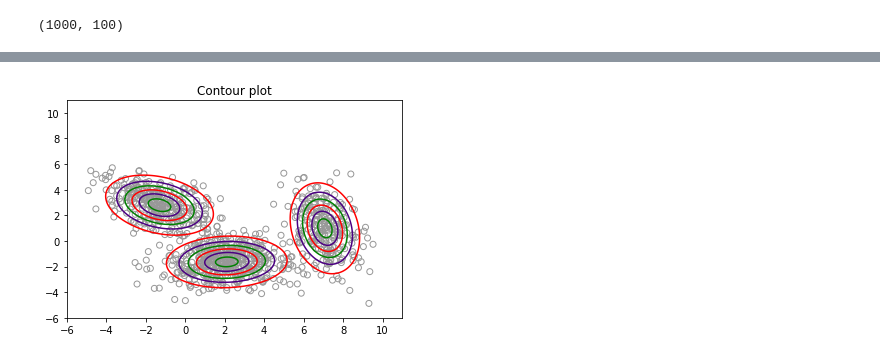
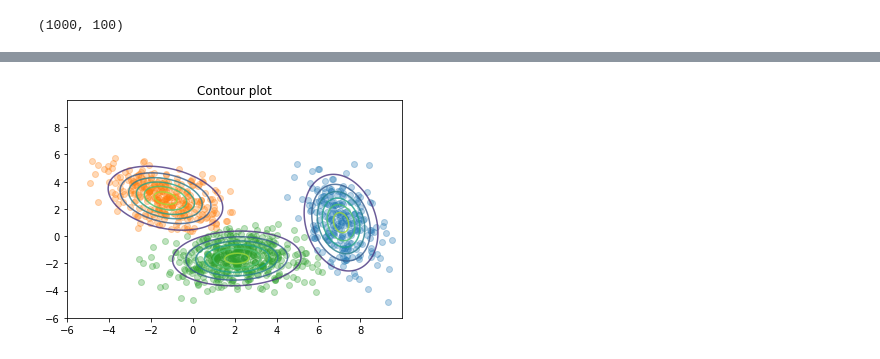
Before and after one commit to MzMahmud/Machine_Learning_Sessional_CSE_472, a Jupyter notebook: assignment_3/pca_em.ipynb, the cells around one changed output, grey strips where cells are left out. Drawn from its saved outputs; the diff is of its cells as text; code cells hidden in the pictures.

```diff
--- a/assignment_3/pca_em.ipynb
+++ b/assignment_3/pca_em.ipynb
@@ -155,7 +155,8 @@ def em_algorithm(X,n_cluster=3,max_iter=1000,eps=1e-4):
         relative_diff  = np.abs((likelihood_new - likelihood)/likelihood)
         if relative_diff < eps: break
         likelihood = likelihood_new
-    return (means, covs, w)
+    return (means, covs, w, p)
 # %%
 # get means, covs, w from EM Algorithm
-means, covs, w = em_algorithm(X_projected,3)
+n_cluster = 3
+means, covs, w, p = em_algorithm(X_projected,n_cluster)
@@ -183,0 +181,15 @@ array([0.24047137, 0.30291318, 0.45661545])
+# %%
+# seperate cluster and plot with various color
+clusters = [ [] for _ in range(n_cluster) ]
+
+for i,point in enumerate(X_projected):
+    cluster_index = np.argmax(p[i])
+    clusters[cluster_index].append(point)
+
+plt.title('PCA Plot After Clustering')
+plt.xlabel('PC1')
+plt.ylabel('PC2')
+for cluster in clusters:
+    cluster = np.array(cluster)
+    plt.scatter(cluster[:,0],cluster[:,1],alpha=.4)
+plt.show()
@@ -185,37 +199,39 @@ array([0.24047137, 0.30291318, 0.45661545])
 # this is not my code: copied from internet to plot contour
 def bivariate_normal(X, Y, sigmax=1.0, sigmay=1.0,
                      mux=0.0, muy=0.0, sigmaxy=0.0):
     """
     Bivariate Gaussian distribution for equal shape *X*, *Y*.
     See `bivariate normal
     <http://mathworld.wolfram.com/BivariateNormalDistribution.html>`_
     at mathworld.
     """
     Xmu = X-mux
     Ymu = Y-muy
 
     rho = sigmaxy/(sigmax*sigmay)
     z = Xmu**2/sigmax**2 + Ymu**2/sigmay**2 - 2*rho*Xmu*Ymu/(sigmax*sigmay)
     denom = 2*np.pi*sigmax*sigmay*np.sqrt(1-rho**2)
     return np.exp(-z/(2*(1-rho**2))) / denom
 
-def plot_contours(data, means, covs, title):
+def plot_contours(clusters, means, covs, title):
     plt.figure()
-    plt.scatter(data[:,0],data[:,1],facecolors='none',edgecolors='#989898')
+    for cluster in clusters:
+        cluster = np.array(cluster)
+        plt.scatter(cluster[:,0],cluster[:,1],alpha=.3)
     delta = 0.025
     k = len(means)
-    x = np.arange(-6.0, 11.0, delta)
-    y = np.arange(-6.0, 11.0, delta)
+    x = np.arange(-6.0, 10.0, delta)
+    y = np.arange(-6.0, 10.0, delta)
     X, Y = np.meshgrid(x, y)
     for i in range(k):
         mean = means[i]
         cov = covs[i]
         sigmax = np.sqrt(cov[0][0])
         sigmay = np.sqrt(cov[1][1])
         sigmaxy = cov[0][1]/(sigmax*sigmay)
         Z = bivariate_normal(X, Y, sigmax, sigmay, mean[0], mean[1], sigmaxy)
-        plt.contour(X, Y, Z,colors=['green', 'red', 'indigo'])
+        plt.contour(X, Y, Z, alpha=.8)
     plt.title(title)
-plot_contours(X_projected, means, covs,"Contour plot")
+plot_contours(clusters, means, covs,"Contour plot")
 # %% [output]
-[figure, old version]
+[figure, new version]
```
Also changed, not shown: parts of 5 cells of this notebook.
